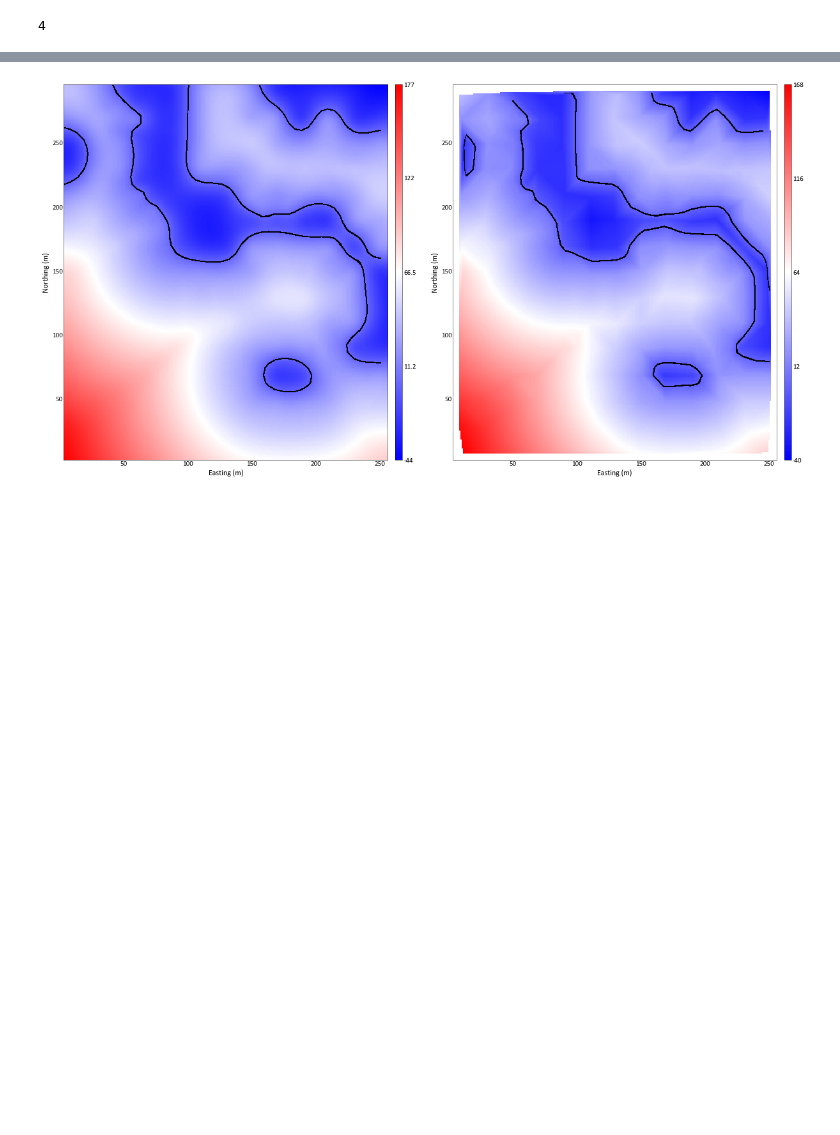
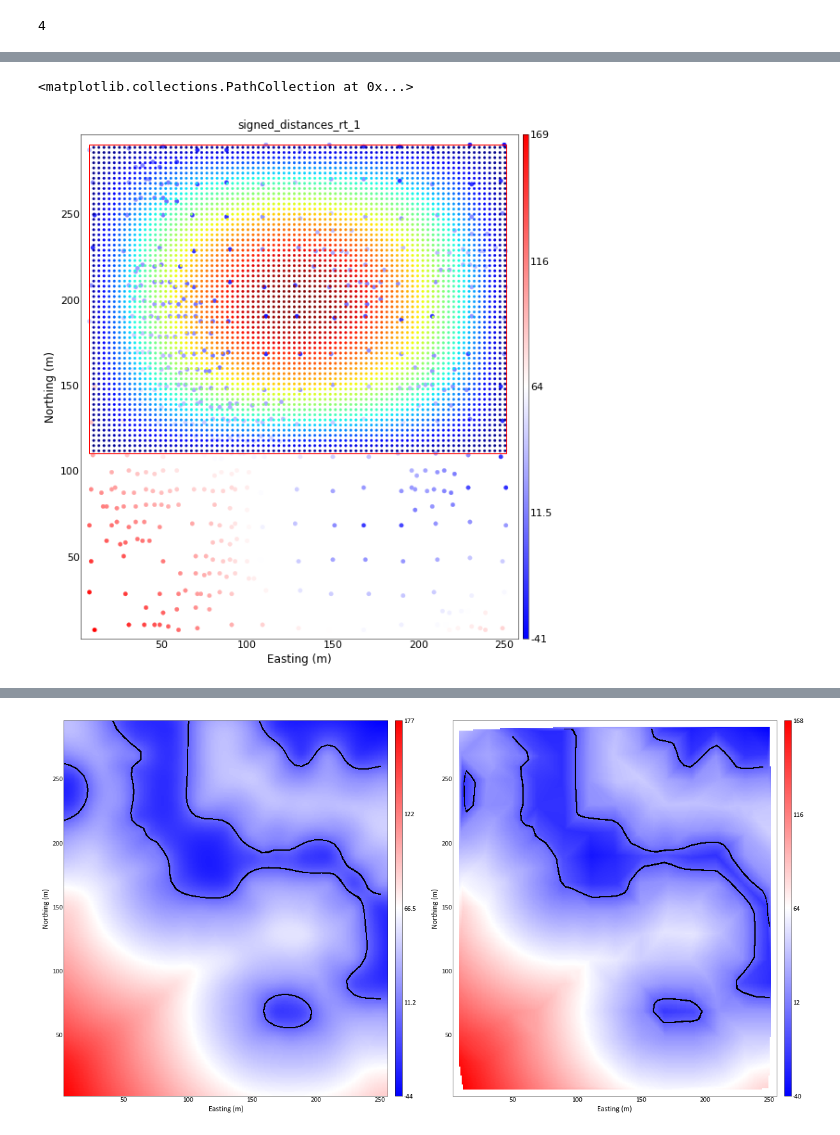
Before and after one commit to robertorolo/Partition-of-Unity-for-RBF-interpolation, a Jupyter notebook: scipy_interpolators_test.ipynb, the cells around one changed output, grey strips where cells are left out. Drawn from its saved outputs; the diff is of its cells as text; code cells hidden in the pictures; blank space fills up the shorter version.

```diff
--- a/scipy_interpolators_test.ipynb
+++ b/scipy_interpolators_test.ipynb
@@ -186,0 +226,14 @@ axs.add_patch(rect1)
+# %%
+grids_used = np.array(ptest.grid_idx_list)[used_idxs]
+# %%
+c=0
+coords = np.array(ptest.grid_coords).T[grids_used[c]].T
+x, y, z = coords[0], coords[1], coords[2]
+fig, axs = plt.subplots(1,1, figsize=(10,10))
+_ = gs.location_plot(data, var='signed_distances_rt_1', cmap='bwr',ax=axs)
+rect1 = Rectangle((lows[c][0], lows[c][1]), ups[c][0]-lows[c][0], ups[c][1]-lows[c][1], linewidth=1, edgecolor='red', facecolor='none')
+axs.add_patch(rect1)
+axs.scatter(x, y, s=7, c=ptest.weights[c], cmap='jet')
+# %% [output]
+<matplotlib.collections.PathCollection at 0x...>
+[figure, added]
```
Also changed, not shown: parts of 10 cells of this notebook.
